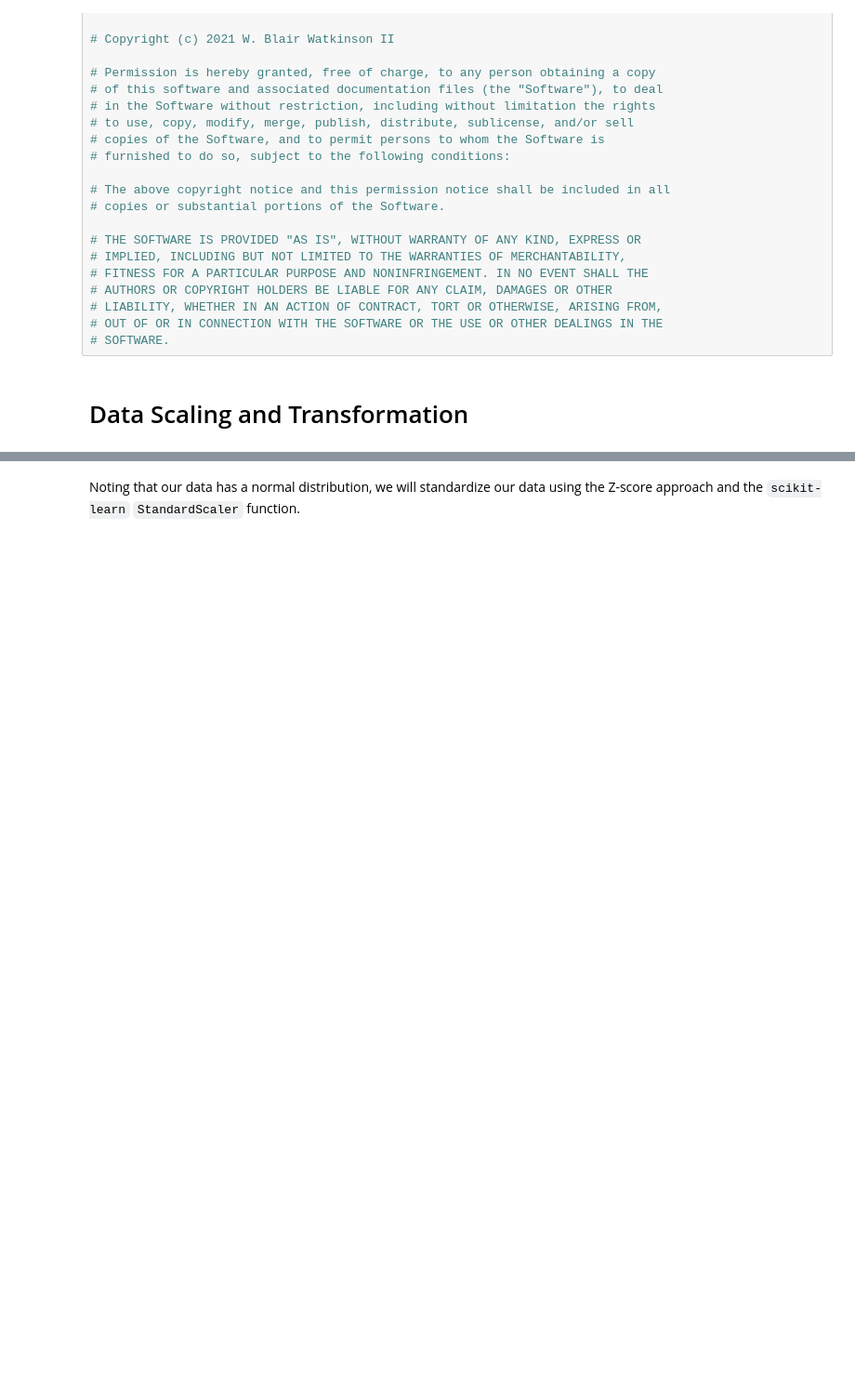
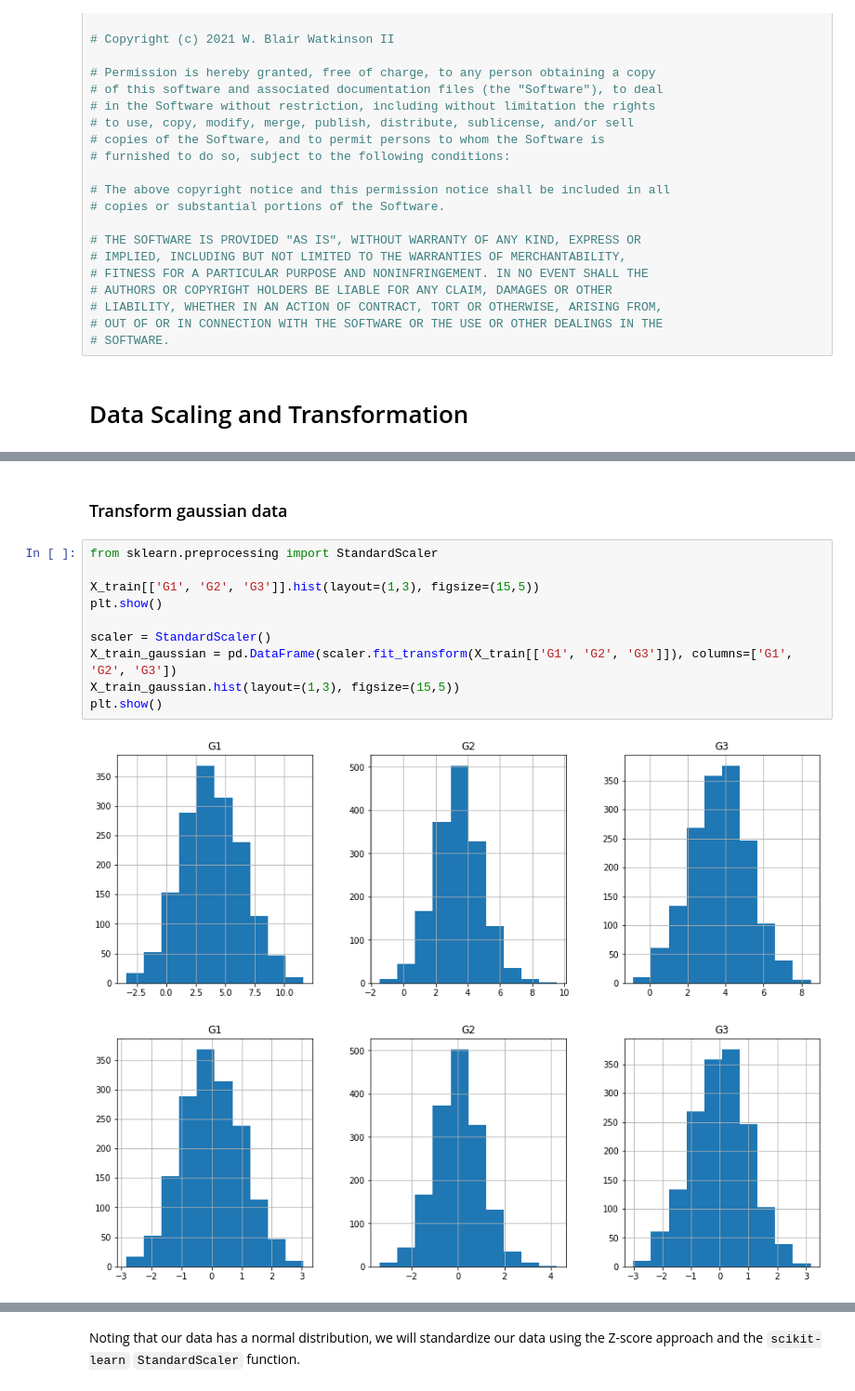
Before and after one commit to afit-csce623-master/demos, a Jupyter notebook: demo_scaling.ipynb, the cells around one changed output, grey strips where cells are left out. Shown at 93% size. Drawn from its saved outputs; the diff is of its cells as text; blank space fills up the shorter version.

```diff
--- a/demo_scaling.ipynb
+++ b/demo_scaling.ipynb
@@ -121,0 +272,15 @@ In our data analysis, we note that both the `X` features and `y` targets have a
+# %% [markdown]
+### Transform gaussian data
+# %%
+from sklearn.preprocessing import StandardScaler
+
+X_train[['G1', 'G2', 'G3']].hist(layout=(1,3), figsize=(15,5))
+plt.show()
+
+scaler = StandardScaler()
+X_train_gaussian = pd.DataFrame(scaler.fit_transform(X_train[['G1', 'G2', 'G3']]), columns=['G1', 'G2', 'G3'])
+X_train_gaussian.hist(layout=(1,3), figsize=(15,5))
+plt.show()
+# %% [output]
+[figure, added]
+[figure, added]
```
Also changed, not shown: parts of 29 cells of this notebook.
